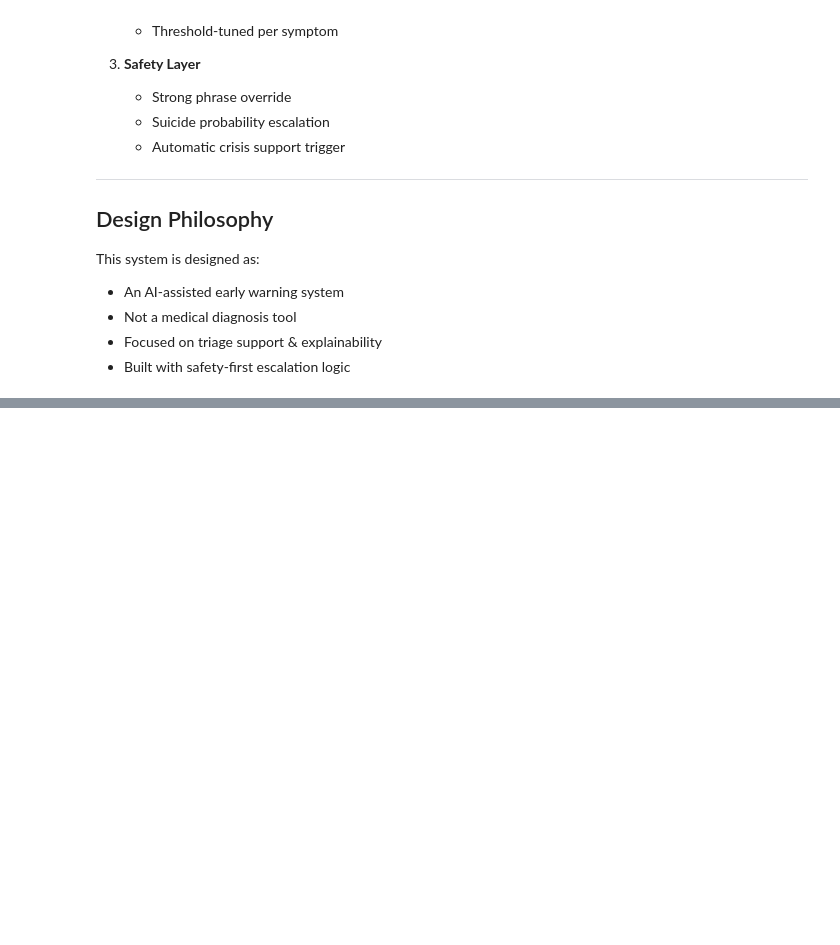
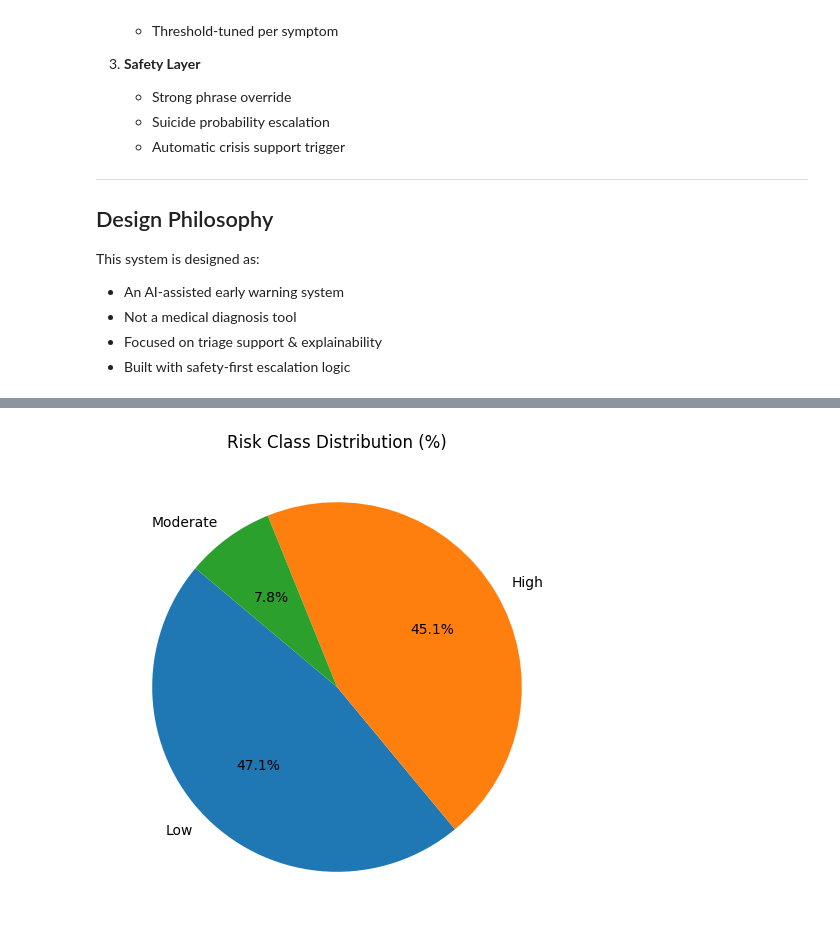
Before and after one commit to NoorHasan92/microsoft-azure-internship-project, a Jupyter notebook: notebooks/01_data_exploration.ipynb, the cells around one changed output, grey strips where cells are left out. Drawn from its saved outputs; the diff is of its cells as text; code cells hidden in the pictures; blank space fills up the shorter version.

```diff
--- a/notebooks/01_data_exploration.ipynb
+++ b/notebooks/01_data_exploration.ipynb
@@ -231,0 +316,14 @@ This system is designed as:
+# %%
+class_counts = combined_df['risk_label'].value_counts()
+
+plt.figure(figsize=(6,6))
+plt.pie(
+    class_counts,
+    labels=class_counts.index,
+    autopct='%1.1f%%',
+    startangle=140
+)
+plt.title("Risk Class Distribution (%)")
+plt.show()
+# %% [output]
+[figure, added]
```
Also changed, not shown: parts of 6 cells of this notebook.
